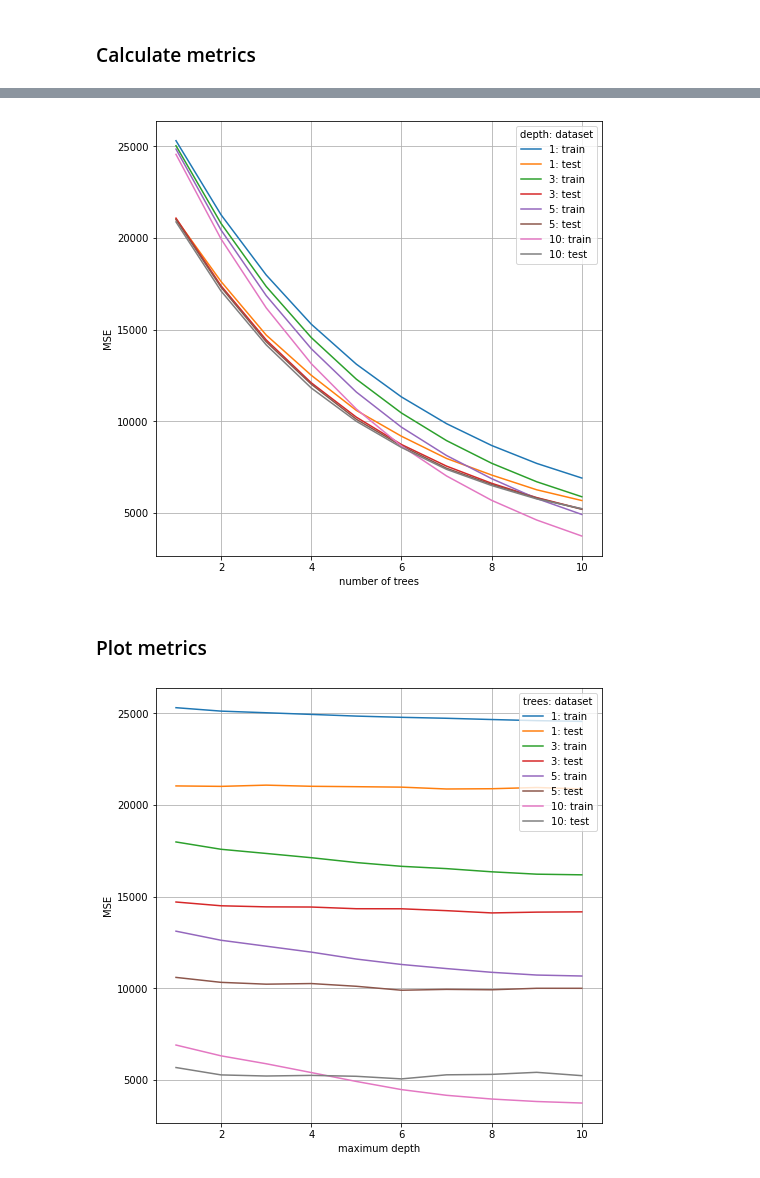
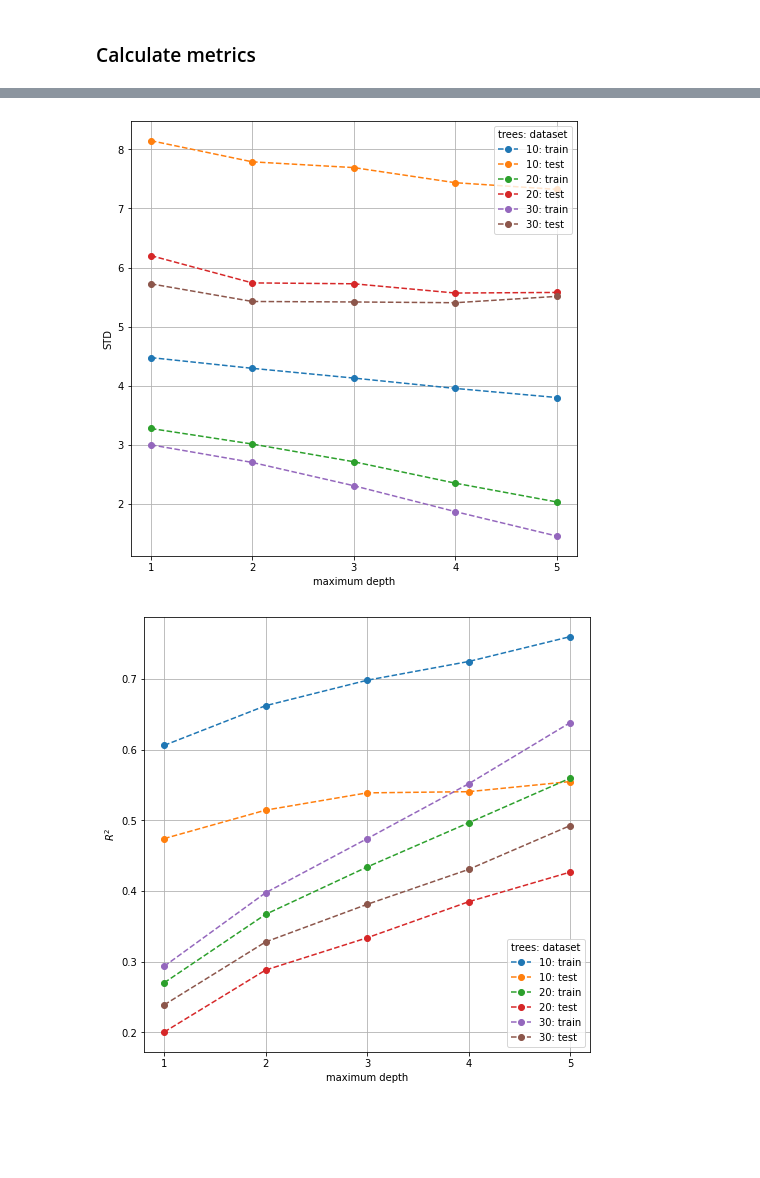
Before and after one commit to telis5/geekbrains_data_algorithms, a Jupyter notebook: lesson_6/problem_1.ipynb, the cells around one changed output, grey strips where cells are left out. Cells and saved outputs as stored; diff of their text form; code cells hidden in the pictures; blank space fills up the shorter version.

```diff
--- a/lesson_6/problem_1.ipynb
+++ b/lesson_6/problem_1.ipynb
@@ -21,8 +21,8 @@ from problem_1_plot import plot_1, plot_2
 # %% [markdown]
 ### Set parameters
 # %%
-n_trees = 10
-max_depths = range(1, 11, 1)
+n_trees = 50
+max_depths = range(1, 6, 1)
 
 coefs = [1] * n_trees
 eta = .1
@@ -86,24 +184,32 @@ metrics = np.array(metrics)
 # %%
-plot_1(
-    metric_index=0,
-    tree_indexes=range(0, n_trees),
-    depth_indexes=[0, 2, 4, -1],
+trees = 10, 20, 30
+
+tree_indexes = [_ - 1 for _ in trees]
+depth_indexes = range(len(max_depths))
+
+plot_2(
+    metric_index=2,
+    tree_indexes=tree_indexes,
+    depth_indexes=depth_indexes,
     metrics=metrics,
     number_trees=np.arange(1, n_trees + 1, dtype=int),
-    max_depths=max_depths
+    max_depths=np.array(max_depths)
 )
 # %% [output]
-[figure, old version]
+[figure, new version]
-# %% [markdown]
-### Plot metrics
 # %%
+trees = 10, 20, 30
+
+tree_indexes = [_ - 1 for _ in trees]
+depth_indexes = range(len(max_depths))
+
 plot_2(
-    metric_index=0,
-    tree_indexes=[0, 2, 4, -1],
-    depth_indexes=range(len(max_depths)),
+    metric_index=3,
+    tree_indexes=tree_indexes,
+    depth_indexes=depth_indexes,
     metrics=metrics,
     number_trees=np.arange(1, n_trees + 1, dtype=int),
     max_depths=np.array(max_depths)
 )
 # %% [output]
-[figure, old version]
+[figure, new version]
```
Also changed, not shown: parts of 8 cells of this notebook, 3 other files.
